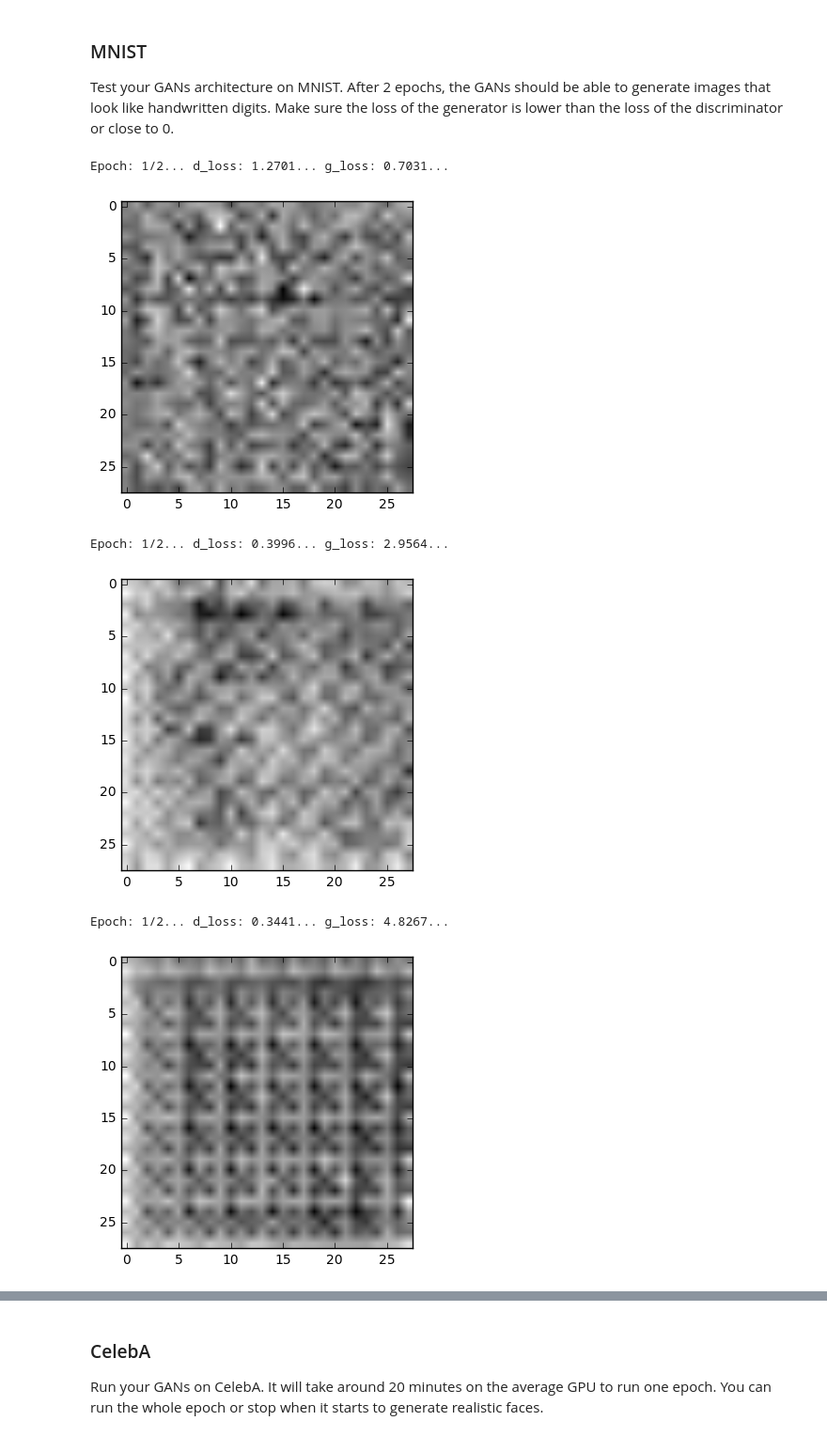
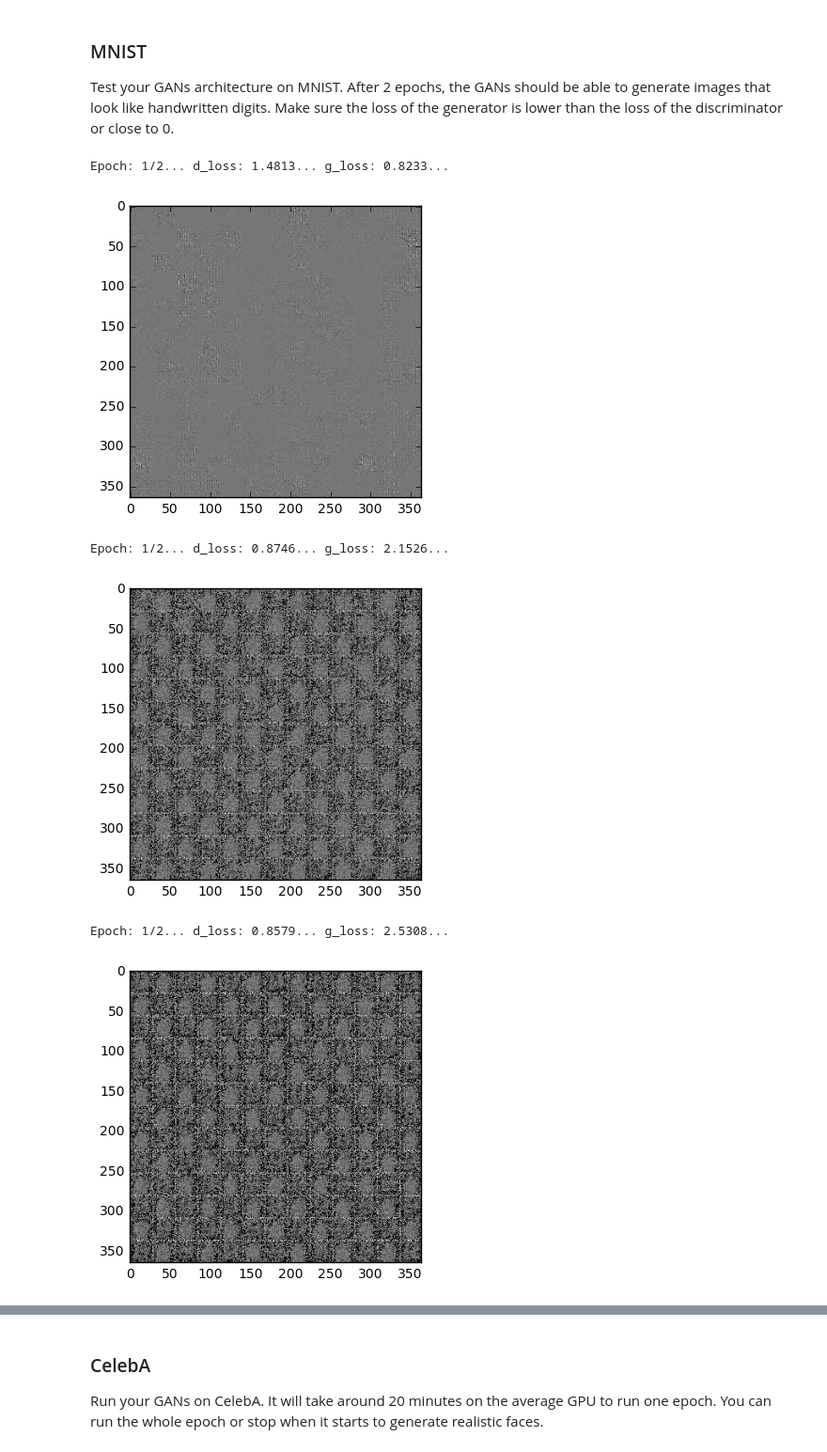
Before and after one commit to koyo922/deep-learning, a Jupyter notebook: face_generation/dlnd_face_generation.ipynb, the cells around one changed output, grey strips where cells are left out. Shown at 94% size. Saved outputs shown, nothing was run; the diff lists cells and outputs as text; code cells hidden in the pictures.

Commit message:
MOD: use xavier, dropout, and FIX optimization dependencies, g_opt twice

```diff
--- a/face_generation/dlnd_face_generation.ipynb
+++ b/face_generation/dlnd_face_generation.ipynb
@@ -141,22 +142,23 @@ def discriminator(images, reuse=False, alpha = 0.02):
     # TODO: Implement Function
     with tf.variable_scope('discriminator', reuse=reuse):
         # input 28*28*3
-        d1 = tf.layers.conv2d(images, 6, (5,5), strides=2, padding='SAME')
+        d1 = tf.layers.conv2d(images, 6, (5,5), strides=2, padding='SAME', kernel_initializer=tf.contrib.layers.xavier_initializer())
         d1 = tf.maximum(alpha*d1, d1)
         # 14*14*6
 
-        d2 = tf.layers.conv2d(d1, 12, (5,5), strides=2, padding='SAME')
+        d2 = tf.layers.conv2d(d1, 12, (5,5), strides=2, padding='SAME', kernel_initializer=tf.contrib.layers.xavier_initializer())
         d2 = tf.layers.batch_normalization(d2)
         d2 = tf.maximum(alpha*d2, d2)
         # 7*7*12
 
-        d3 = tf.layers.conv2d(d2, 12, (5,5), strides=2, padding='SAME')
+        d3 = tf.layers.conv2d(d2, 12, (5,5), strides=2, padding='SAME', kernel_initializer=tf.contrib.layers.xavier_initializer())
         d3 = tf.layers.batch_normalization(d3)
         d3 = tf.maximum(alpha*d3, d3)
         # 4*4*24
 
         flat = tf.reshape(d3, (-1, 4*4*24))
         logits = tf.layers.dense(flat, 1)
+        logits = tf.nn.dropout(logits, keep_prob=0.5)
         d4 = tf.nn.sigmoid(logits)
 
     return d4, logits
@@ -187,21 +189,33 @@ def generator(z, out_channel_dim, is_train=True, alpha = 0.02):
     """
     # TODO: Implement Function
     with tf.variable_scope('generator', reuse= not is_train):
-        g1 = tf.layers.dense(z,  7*7*12)
-        g1 = tf.reshape(g1, (-1,7,7,12))
+        g1 = tf.layers.dense(z, 4*4*32)
+        g1 = tf.reshape(g1, (-1,4,4,32))
         g1 = tf.layers.batch_normalization(g1, training=is_train)
         g1 = tf.maximum(alpha*g1, g1)
+        # 4*4*32
+
+        g2 = tf.layers.conv2d_transpose(g1, 16, (5,5), 2, padding='SAME' , kernel_initializer=tf.contrib.layers.xavier_initializer())
+        g2 = tf.layers.batch_normalization(g2, training=is_train)
+        g2 = tf.maximum(alpha*g2, g2)
+        # 8*8*16
+
+        g3 = tf.layers.dense(g2,  7*7*12)
+        g3 = tf.reshape(g3, (-1,7,7,12))
+        g3 = tf.layers.batch_normalization(g3, training=is_train)
+        g3 = tf.maximum(alpha*g3, g3)
         # 7*7*12
 
-        g2 = tf.layers.conv2d_transpose(g1, 6, (5,5), 2, padding='SAME')
-        g2 = tf.layers.batch_normalization(g2, training=is_train)
-        g2 = tf.maximum(alpha*g2, g2)
+        g4 = tf.layers.conv2d_transpose(g3, 6, (5,5), 2, padding='SAME', kernel_initializer=tf.contrib.layers.xavier_initializer())
+        g4 = tf.layers.batch_normalization(g4, training=is_train)
+        g4 = tf.maximum(alpha*g4, g4)
         # 14*14*6
 
-        g3 = tf.layers.conv2d_transpose(g2, out_channel_dim, (5,5), 2, padding='SAME')
+        g5 = tf.layers.conv2d_transpose(g4, out_channel_dim, (5,5), 2, padding='SAME', kernel_initializer=tf.contrib.layers.xavier_initializer())
         # 28*28*out_channel_dim
 
-        out = tf.tanh(g3)
+        g5 = tf.nn.dropout(g5, keep_prob=0.5)
+        out = tf.tanh(g5)
     return out
 
 
@@ -273,8 +287,9 @@ def model_opt(d_loss, g_loss, learning_rate, beta1):
     g_vars = [v for v in t_vars if v.name.startswith('generator')]
     d_vars = [v for v in t_vars if v.name.startswith('discriminator')]
 
-    g_opt = tf.train.AdamOptimizer(learning_rate=learning_rate, beta1=beta1).minimize(g_loss, var_list=g_vars)
-    d_opt = tf.train.AdamOptimizer(learning_rate=learning_rate, beta1=beta1).minimize(d_loss, var_list=d_vars)
+    with tf.control_dependencies(tf.get_collection(tf.GraphKeys.UPDATE_OPS)):
+        g_opt = tf.train.AdamOptimizer(learning_rate=learning_rate, beta1=beta1).minimize(g_loss, var_list=g_vars)
+        d_opt = tf.train.AdamOptimizer(learning_rate=learning_rate, beta1=beta1).minimize(d_loss, var_list=d_vars)
 
     return d_opt, g_opt
 
@@ -345,11 +360,12 @@ def train(epoch_count, batch_size, z_dim, learning_rate, beta1, get_batches, dat
         for epoch_i in range(epoch_count):
             for batch_i, batch_images in enumerate(get_batches(batch_size)):
                 # TODO: Train Model
-                batch_images = batch_images*2 - 1
+                batch_images = batch_images*2
                 batch_z = np.random.uniform( -1, 1 , size=(batch_size, z_dim))
 
                 _ = sess.run(d_opt, feed_dict={input_real: batch_images, input_z: batch_z, learning_rate_:learning_rate} )
-                _ = sess.run(g_opt, feed_dict={input_z: batch_z, learning_rate_:learning_rate})
+                for _time in range(2):
+                    _ = sess.run(g_opt, feed_dict={input_z: batch_z, learning_rate_:learning_rate})
 
                 if batch_i %100 == 0:
                     train_loss_d = sess.run(d_loss, {input_real: batch_images, input_z: batch_z, learning_rate_:learning_rate})
@@ -362,25 +378,25 @@ def train(epoch_count, batch_size, z_dim, learning_rate, beta1, get_batches, dat
 ### MNIST
 Test your GANs architecture on MNIST.  After 2 epochs, the GANs should be able to generate images that look like handwritten digits.  Make sure the loss of the generator is lower than the loss of the discriminator or close to 0.
 # %%
-batch_size = 64
+batch_size = 32
 z_dim = 128
 learning_rate = 0.0005
 beta1 = 0.5
 
 
 """
 DON'T MODIFY ANYTHING IN THIS CELL THAT IS BELOW THIS LINE
 """
 epochs = 2
 
 mnist_dataset = helper.Dataset('mnist', glob(os.path.join(data_dir, 'mnist/*.jpg')))
 with tf.Graph().as_default():
     train(epochs, batch_size, z_dim, learning_rate, beta1, mnist_dataset.get_batches,
           mnist_dataset.shape, mnist_dataset.image_mode)
 # %% [output]
-Epoch: 1/2... d_loss: 1.2701... g_loss: 0.7031...
+Epoch: 1/2... d_loss: 1.4813... g_loss: 0.8233...
-[figure, old version]
+[figure, new version]
-Epoch: 1/2... d_loss: 0.3996... g_loss: 2.9564...
+Epoch: 1/2... d_loss: 0.8746... g_loss: 2.1526...
-[figure, old version]
+[figure, new version]
-Epoch: 1/2... d_loss: 0.3441... g_loss: 4.8267...
+Epoch: 1/2... d_loss: 0.8579... g_loss: 2.5308...
-[figure, old version]
+[figure, new version]
```
Also changed, not shown: parts of 2 cells of this notebook.
